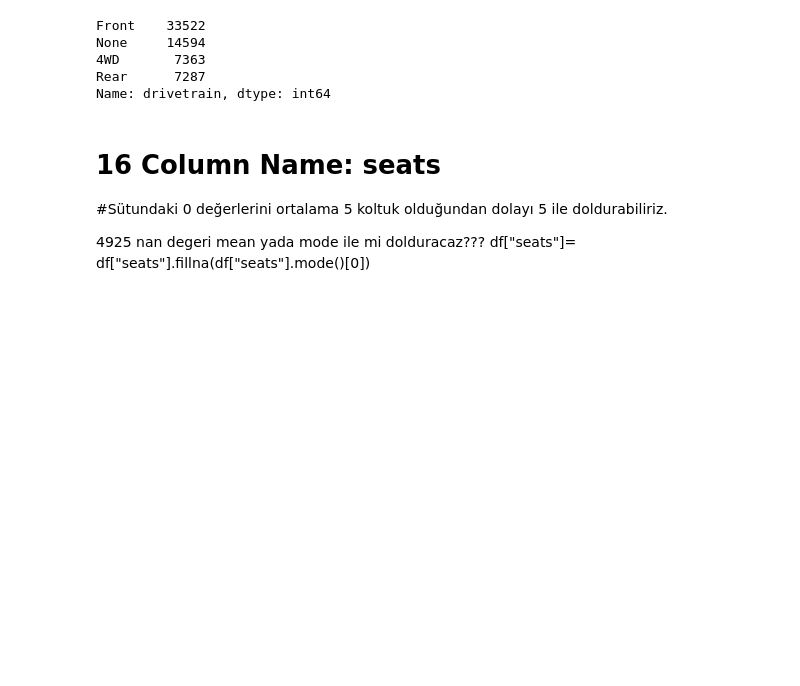
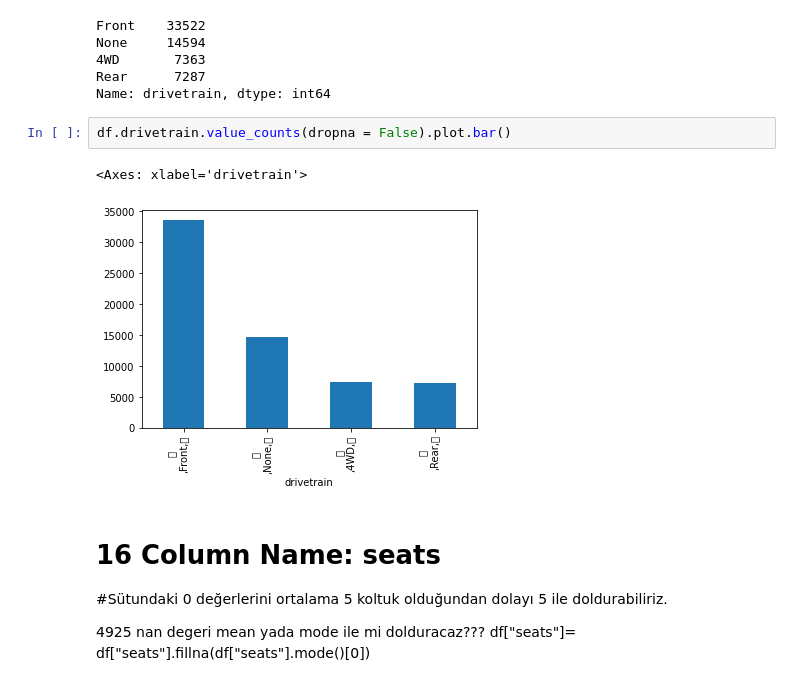
Before and after one commit to Nueseybe/Team2Project-4, a Jupyter notebook: main.ipynb, the cells around one changed output. Saved outputs shown, nothing was run; the diff lists cells and outputs as text; blank space fills up the shorter version.

```diff
--- a/main.ipynb
+++ b/main.ipynb
@@ -509,6 +525,11 @@ None     14594
 4WD       7363
 Rear      7287
 Name: drivetrain, dtype: int64
+# %%
+df.drivetrain.value_counts(dropna = False).plot.bar()
+# %% [output]
+<Axes: xlabel='drivetrain'>
+[figure, added]
 # %% [markdown]
 # 16 Column Name: seats
 
```
Also changed, not shown: parts of 8 cells of this notebook.
